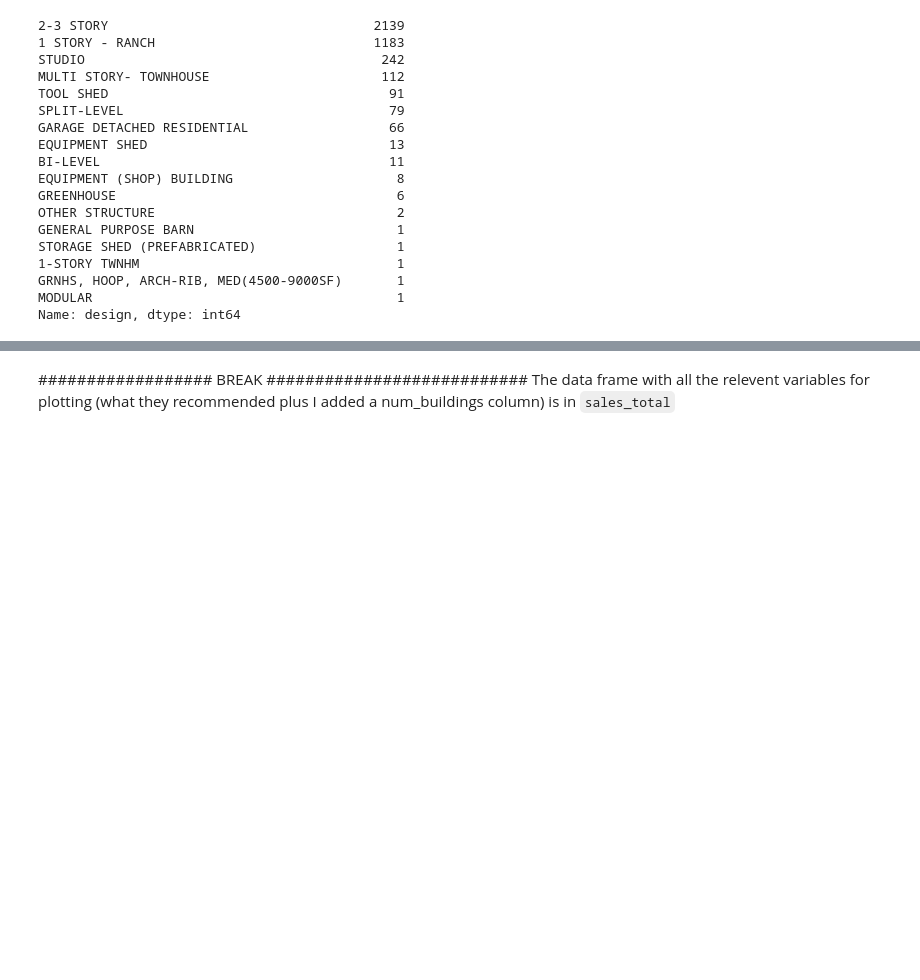
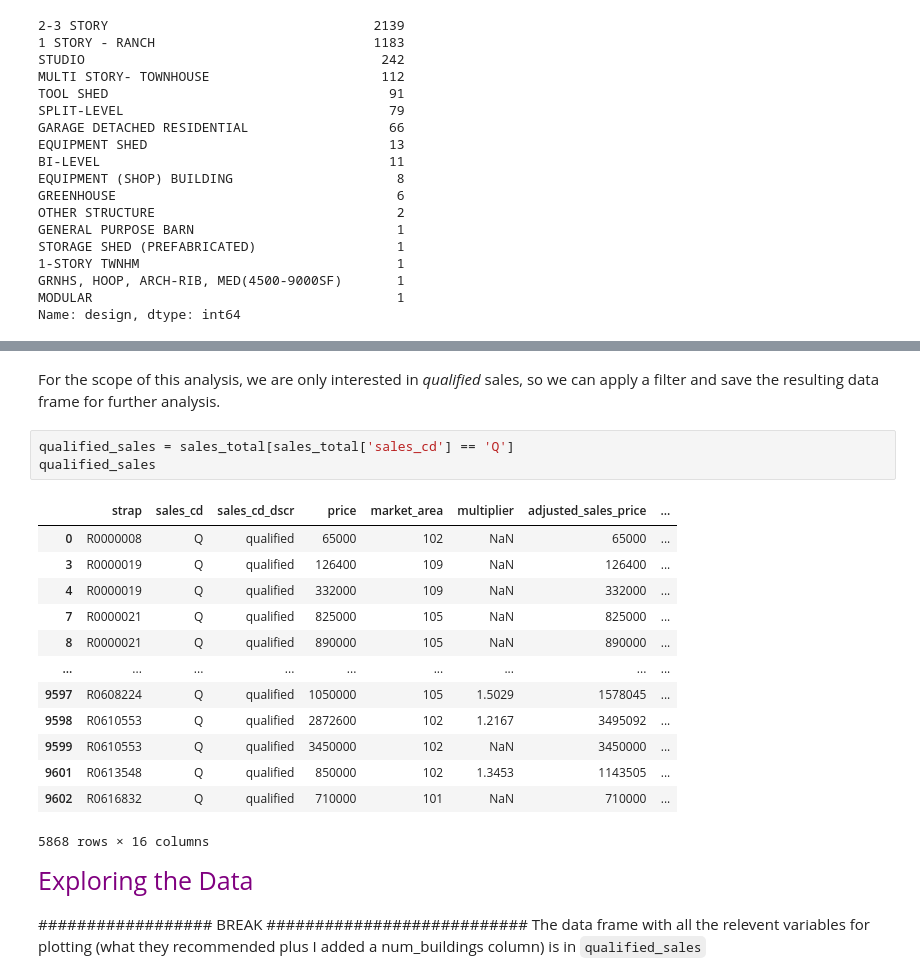
Before and after one commit to JakeMachulcz/Boulder-CO-Market-Value-EDA---KNN-Predictor, a Jupyter notebook: final_project.ipynb, the cells around one changed output, grey strips where cells are left out. Drawn from its saved outputs; the diff is of its cells as text; blank space fills up the shorter version.

```diff
--- a/final_project.ipynb
+++ b/final_project.ipynb
@@ -649,3 +694,26 @@ sales_total
+# %% [markdown]
+For the scope of this analysis, we are only interested in *qualified* sales, so we can apply a filter and save the resulting data frame for further analysis.
+# %%
+qualified_sales = sales_total[sales_total['sales_cd'] == 'Q']
+qualified_sales
+# %% [output]
+|  | strap | sales_cd | sales_cd_dscr | price | market_area | multiplier | adjusted_sales_price | ... |
+| 0 | R0000008 | Q | qualified | 65000 | 102 | NaN | 65000 | ... |
+| 3 | R0000019 | Q | qualified | 126400 | 109 | NaN | 126400 | ... |
+| 4 | R0000019 | Q | qualified | 332000 | 109 | NaN | 332000 | ... |
+| 7 | R0000021 | Q | qualified | 825000 | 105 | NaN | 825000 | ... |
+| 8 | R0000021 | Q | qualified | 890000 | 105 | NaN | 890000 | ... |
+| ... | ... | ... | ... | ... | ... | ... | ... | ... |
+| 9597 | R0608224 | Q | qualified | 1050000 | 105 | 1.5029 | 1578045 | ... |
+| 9598 | R0610553 | Q | qualified | 2872600 | 102 | 1.2167 | 3495092 | ... |
+| 9599 | R0610553 | Q | qualified | 3450000 | 102 | NaN | 3450000 | ... |
+| 9601 | R0613548 | Q | qualified | 850000 | 102 | 1.3453 | 1143505 | ... |
+| 9602 | R0616832 | Q | qualified | 710000 | 101 | NaN | 710000 | ... |
+5868 rows × 16 columns
+# %% [markdown]
+<span  style="color:purple; font-size:25px">
+Exploring the Data
+</span>
 # %% [markdown]
 ################## BREAK ########################### </br>
-The data frame with all the relevent variables for plotting (what they recommended plus I added a num_buildings column) is in `sales_total`
+The data frame with all the relevent variables for plotting (what they recommended plus I added a num_buildings column) is in `qualified_sales`
```
Also changed, not shown: parts of 20 cells of this notebook.
